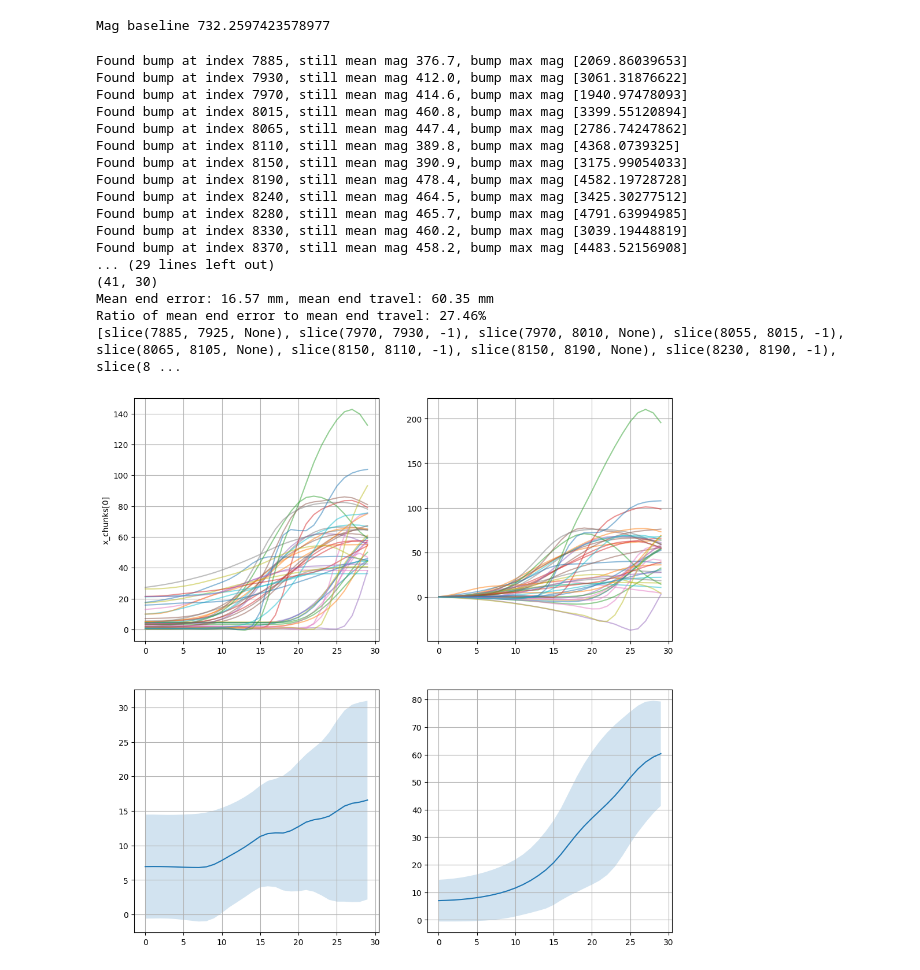
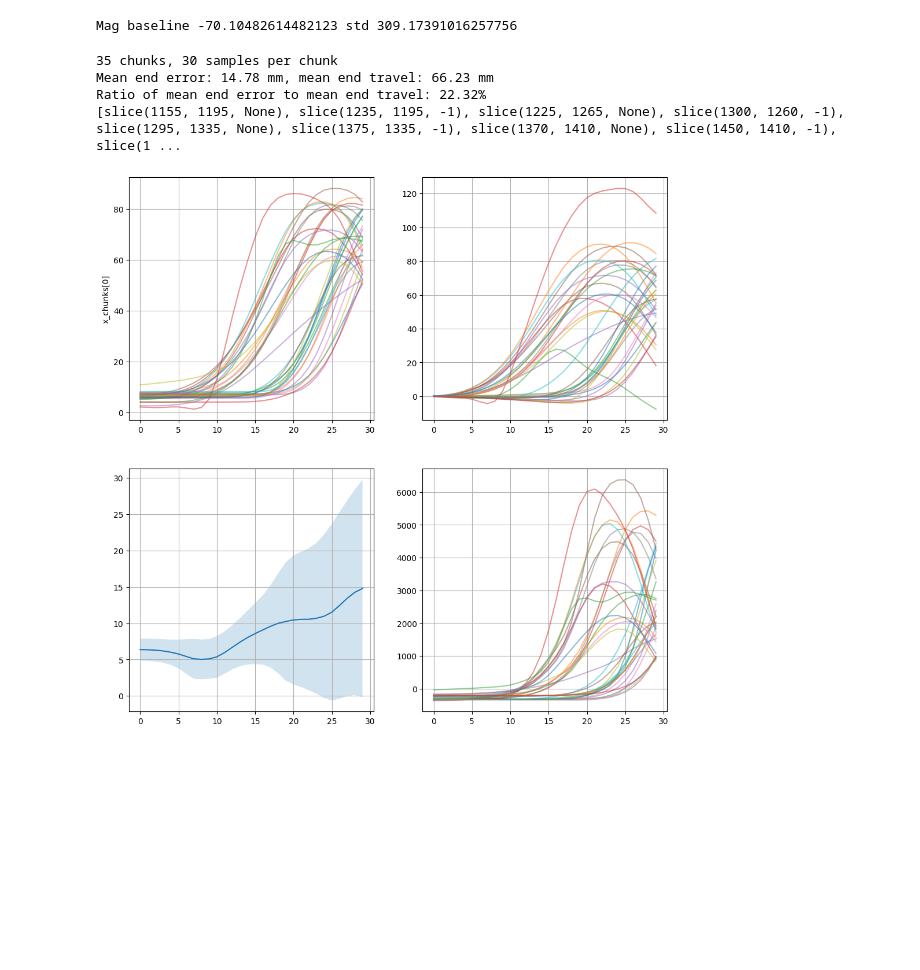
Before and after one commit to colinpate/sus, a Jupyter notebook: cal.ipynb, the cells around one changed output. Drawn from its saved outputs; the diff is of its cells as text; code cells hidden in the pictures; blank space fills up the shorter version.

```diff
--- a/cal.ipynb
+++ b/cal.ipynb
@@ -103,7 +104,7 @@ def fft_and_histogram(x, fs=100.0, detrend=True, window="hann",
 # x = np.loadtxt("sensor.csv")  # or however you load your data
 # f, mag, mag_db = fft_and_histogram(x, fs=100.0)
 # %%
-log_filename = "log022"
+log_filename = "log029"
 out_dir = f"backend/run_artifacts/{log_filename}/cache/"
 ws_file = out_dir + "/all.npz"
 ws = np.load(ws_file)
@@ -114,11 +115,14 @@ a_s2 = ws["accel/lis2_in_lis1__x"]
 a_s1 = ws["accel/lis1__x"]
 a_proj = ws["accel/proj__x"]
 travel = ws["travel__x"][:, 0]
-mag_proj = ws["mag_proj__x"]
+mag_proj = ws["mag_proj/filt__x"][:, 0]
+mag_raw = ws["mag__x"]
+mag_raw_mag = np.linalg.norm(mag_raw, axis=1)
 a_s2_x = a_s2[:, 0]
 a_s1_x = a_s1[:, 0]
 print(a_proj.shape)
-fft_and_histogram(a_s2_x, fs=100.0, detrend=True, window="hann",
+
+fft_and_histogram(mag_proj, fs=100.0, detrend=True, window="hann",
                   hist_bins=80, hist_log=True, eps=1e-12)
 # %% [output]
 ['accel/lis1__t', 'accel/lis1__x', 'accel/lis2__t', 'accel/lis2__x', 'mag__t', 'mag__x', 'angle__t', 'angle__x', 'accel_filt/lis1__t', 'accel_filt/lis1__x', 'accel_filt/lis2__t', 'accel_filt/lis2__x', ...
@@ -231,7 +237,7 @@ Still %: 28.384389849358005
 # %%
 # Set up parameters for finding mag->travel training chunks
-mag_baseline = np.mean(still_mags) + np.std(still_mags) #np.percentile(still_mags, 90)#
-print("Mag baseline", mag_baseline)
+mag_baseline = np.median(still_mags) + np.std(still_mags) #np.percentile(still_mags, 90)#
+print("Mag baseline", mag_baseline, "std", np.std(still_mags))
 
 # Data parameters
 still_v_max = 1e9
@@ -239,7 +245,7 @@ bump_x_min = -1
 still_mag_max = mag_baseline
 bump_mag_min =  1000
 still_a_max = 1000
-bump_dx_min = 1
+bump_dx_min = 20
 
 # Time parameters
 still_len = 10
@@ -248,8 +254,9 @@ stride = 5
 skips = 3 # number of following strides to skip if we find a good one, prevents repeats
 chunk_len = still_len + bump_len
 # %% [output]
-Mag baseline 732.2597423578977
+Mag baseline -70.10482614482123 std 309.17391016257756
 # %%
+# Find the chunks
 a_mms = a_proj_lhp * 1000
 still_slice = slice(0, still_len)
 bump_slice = slice(still_len, still_len + bump_len)
@@ -289,12 +296,12 @@ for i in range(0, travel.shape[0] - chunk_len, stride):
             continue
         if max(mag_bump) < mag_still_mean + bump_mag_min:
             continue
-        print(f"Found bump at index {i}, still mean mag {mag_still_mean:.1f}, bump max mag {max(mag_bump)}")
+        #print(f"Found bump at index {i}, still mean mag {mag_still_mean:.1f}, bump max mag {max(mag_bump)}")
 
         a_int = np.cumsum(a_bump * dt_bump)
         a_intint = np.cumsum(a_int * dt_bump)
 
-        if a_intint[-1] < bump_dx_min:
+        if max(a_intint) < bump_dx_min:
             continue
 
         skip = skips
@@ -303,59 +310,46 @@ for i in range(0, travel.shape[0] - chunk_len, stride):
         slices.append(chunk_i)
 
 x_chunks = [travel[chunk_i][bump_slice] for chunk_i in slices]
-mag_chunks = [mag_proj[chunk_i][bump_slice][:, 0] for chunk_i in slices]
+mag_chunks = [mag_proj[chunk_i][bump_slice] for chunk_i in slices]
 #x_chunks -= np.mean([x_chunk[0] for x_chunk in x_chunks], axis=0)  # remove mean to align better
 
 abserrors = [abs(x_chunk - a_intint) for x_chunk, a_intint in zip(x_chunks, a_intint_chunks)]
 abs_err_arr = np.asarray(abserrors)
-print(abs_err_arr.shape)
+print(abs_err_arr.shape[0], "chunks,", abs_err_arr.shape[1], "samples per chunk")
 error_avg = np.mean(abs_err_arr, axis=0)
 error_std = np.std(abs_err_arr, axis=0)
 travel_avg = np.mean([abs(chunk_i) for chunk_i in x_chunks], axis=0)
 trav_std = np.std([abs(chunk_i) for chunk_i in x_chunks], axis=0)
 
 mean_end_error = error_avg[-1]
 mean_end_travel = travel_avg[-1]
 print(f"Mean end error: {mean_end_error:.2f} mm, mean end travel: {mean_end_travel:.2f} mm")
 print(f"Ratio of mean end error to mean end travel: {mean_end_error / mean_end_travel:.2%}")
 
 print(slices)
 
 plt.figure(figsize=(12, 12))
 plt.subplot(2, 2, 1)
 plt.ylabel("x_chunks[0]")
 for i in range(len(x_chunks)):
     plt.plot(x_chunks[i], alpha=0.5)
 plt.grid()
 plt.subplot(2, 2, 2)
 for i in range(len(x_chunks)):
     plt.plot(a_intint_chunks[i], alpha=0.5)
 plt.grid()
 plt.subplot(2, 2, 3)
 plt.plot(error_avg)
 plt.fill_between(range(len(error_avg)), error_avg - error_std, error_avg + error_std, alpha=0.2)
 plt.grid()
 plt.subplot(2, 2, 4)
-plt.plot(travel_avg)
-plt.fill_between(range(len(travel_avg)), travel_avg - trav_std, travel_avg + trav_std, alpha=0.2)
+for i in range(len(mag_chunks)):
+    plt.plot(mag_chunks[i], alpha=0.5)
 plt.grid()
 # %% [output]
-Found bump at index 7885, still mean mag 376.7, bump max mag [2069.86039653]
-Found bump at index 7930, still mean mag 412.0, bump max mag [3061.31876622]
-Found bump at index 7970, still mean mag 414.6, bump max mag [1940.97478093]
-Found bump at index 8015, still mean mag 460.8, bump max mag [3399.55120894]
-Found bump at index 8065, still mean mag 447.4, bump max mag [2786.74247862]
-Found bump at index 8110, still mean mag 389.8, bump max mag [4368.0739325]
-Found bump at index 8150, still mean mag 390.9, bump max mag [3175.99054033]
-Found bump at index 8190, still mean mag 478.4, bump max mag [4582.19728728]
-Found bump at index 8240, still mean mag 464.5, bump max mag [3425.30277512]
-Found bump at index 8280, still mean mag 465.7, bump max mag [4791.63994985]
-Found bump at index 8330, still mean mag 460.2, bump max mag [3039.19448819]
-Found bump at index 8370, still mean mag 458.2, bump max mag [4483.52156908]
-... (29 lines left out)
-(41, 30)
-Mean end error: 16.57 mm, mean end travel: 60.35 mm
-Ratio of mean end error to mean end travel: 27.46%
-[slice(7885, 7925, None), slice(7970, 7930, -1), slice(7970, 8010, None), slice(8055, 8015, -1), slice(8065, 8105, None), slice(8150, 8110, -1), slice(8150, 8190, None), slice(8230, 8190, -1), slice(8 ...
+35 chunks, 30 samples per chunk
+Mean end error: 14.78 mm, mean end travel: 66.23 mm
+Ratio of mean end error to mean end travel: 22.32%
+[slice(1155, 1195, None), slice(1235, 1195, -1), slice(1225, 1265, None), slice(1300, 1260, -1), slice(1295, 1335, None), slice(1375, 1335, -1), slice(1370, 1410, None), slice(1450, 1410, -1), slice(1 ...
-[figure, old version]
+[figure, new version]
 # %%
```
Also changed, not shown: parts of 14 cells of this notebook, 4 other files.
